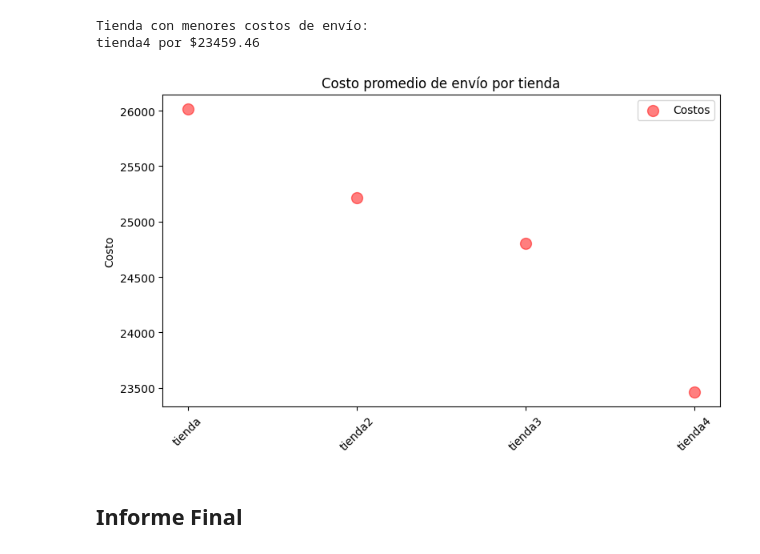
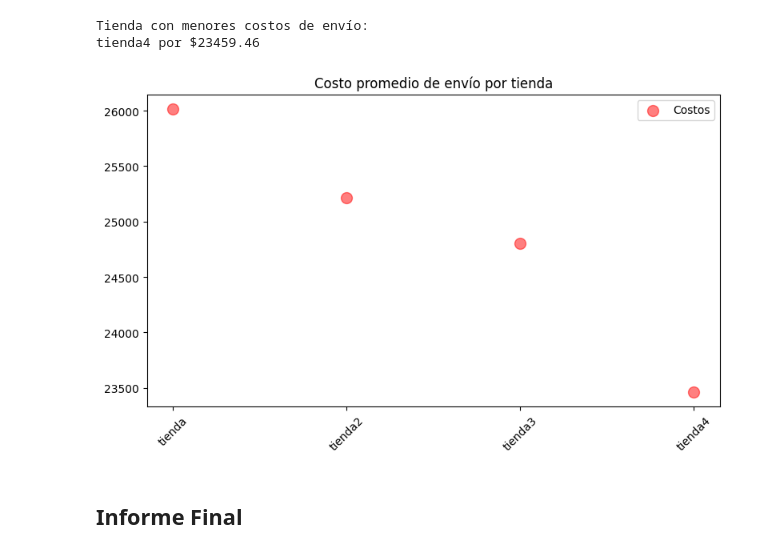
Before and after one commit to reddjedet/challenge-alurastorelatam, a Jupyter notebook: AluraStoreLatam.ipynb, the cells around one changed output. Cells and saved outputs as stored; diff of their text form; code cells hidden in the pictures.

```diff
--- a/AluraStoreLatam.ipynb
+++ b/AluraStoreLatam.ipynb
@@ -378,24 +369,23 @@ tienda4 por $23459.46
 # %%
 import matplotlib.pyplot as plt
 
 # scatter es usado para evaluar correlaciones, sin embargo me pareció práctico usarlo de este modo
 tiendas = list(costo_envios_promedio.keys())
 costos = list(costo_envios_promedio.values())
 
 plt.figure(figsize=(8, 5))
 plt.scatter(tiendas, costos, color="red",
                             alpha=0.5,
                             s=100,
                             label="Costos"
 )
 plt.title("Costo promedio de envío por tienda")
-plt.ylabel("Costo")
 plt.xticks(rotation=45)
 plt.tight_layout()
 plt.legend()
 plt.show()
 # %% [output]
-[figure, old version]
+[figure, new version]
 # %% [markdown]
 ## Informe Final
 # %% [markdown]
```
Also changed, not shown: parts of 9 cells of this notebook, 12 other files.
